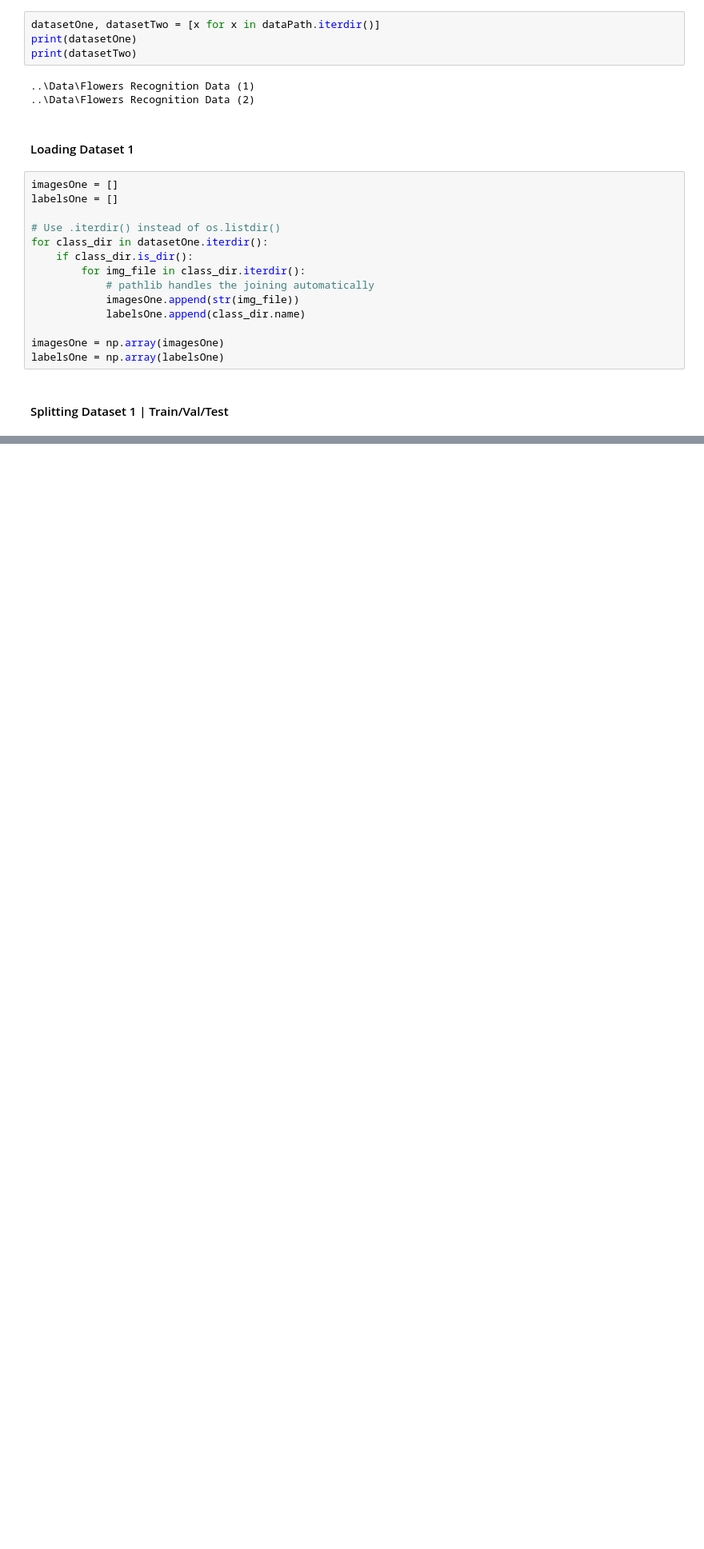
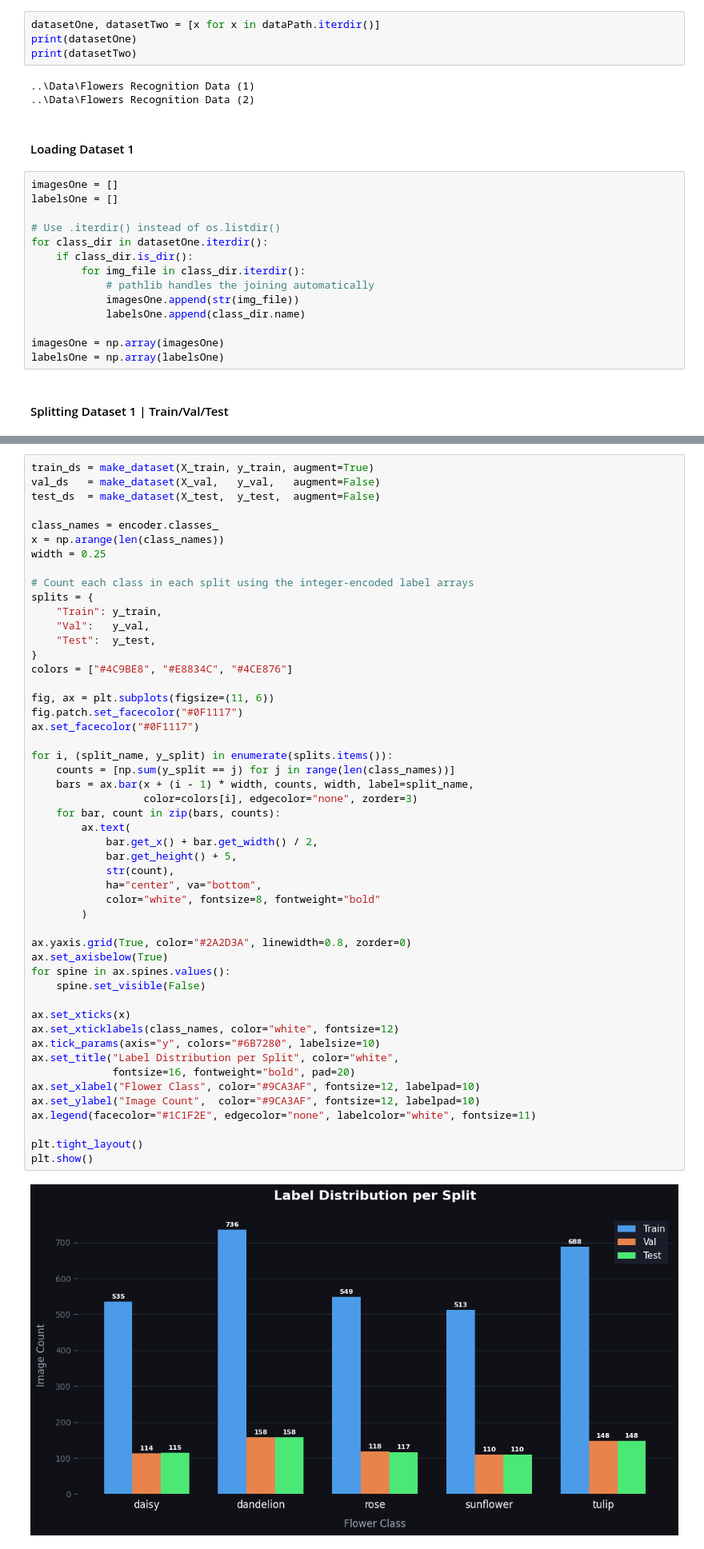
Before and after one commit to AbdurRaheemA/CSC-480-Final, a Jupyter notebook: Python/main.ipynb, the cells around one changed output, grey strips where cells are left out. Shown at 80% size. Drawn from its saved outputs; the diff is of its cells as text; blank space fills up the shorter version.

Commit message:
Finish preprocessing of Dataset 1

```diff
--- a/Python/main.ipynb
+++ b/Python/main.ipynb
@@ -69,0 +127,52 @@ Train: 3021, Val: 648, Test: 648
+# %%
+train_ds = make_dataset(X_train, y_train, augment=True)
+val_ds   = make_dataset(X_val,   y_val,   augment=False)
+test_ds  = make_dataset(X_test,  y_test,  augment=False)
+
+class_names = encoder.classes_
+x = np.arange(len(class_names))
+width = 0.25
+
+# Count each class in each split using the integer-encoded label arrays
+splits = {
+    "Train": y_train,
+    "Val":   y_val,
+    "Test":  y_test,
+}
+colors = ["#4C9BE8", "#E8834C", "#4CE876"]
+
+fig, ax = plt.subplots(figsize=(11, 6))
+fig.patch.set_facecolor("#0F1117")
+ax.set_facecolor("#0F1117")
+
+for i, (split_name, y_split) in enumerate(splits.items()):
+    counts = [np.sum(y_split == j) for j in range(len(class_names))]
+    bars = ax.bar(x + (i - 1) * width, counts, width, label=split_name,
+                  color=colors[i], edgecolor="none", zorder=3)
+    for bar, count in zip(bars, counts):
+        ax.text(
+            bar.get_x() + bar.get_width() / 2,
+            bar.get_height() + 5,
+            str(count),
+            ha="center", va="bottom",
+            color="white", fontsize=8, fontweight="bold"
+        )
+
+ax.yaxis.grid(True, color="#2A2D3A", linewidth=0.8, zorder=0)
+ax.set_axisbelow(True)
+for spine in ax.spines.values():
+    spine.set_visible(False)
+
+ax.set_xticks(x)
+ax.set_xticklabels(class_names, color="white", fontsize=12)
+ax.tick_params(axis="y", colors="#6B7280", labelsize=10)
+ax.set_title("Label Distribution per Split", color="white",
+             fontsize=16, fontweight="bold", pad=20)
+ax.set_xlabel("Flower Class", color="#9CA3AF", fontsize=12, labelpad=10)
+ax.set_ylabel("Image Count",  color="#9CA3AF", fontsize=12, labelpad=10)
+ax.legend(facecolor="#1C1F2E", edgecolor="none", labelcolor="white", fontsize=11)
+
+plt.tight_layout()
+plt.show()
+# %% [output]
+[figure, added]
```
Also changed, not shown: parts of 7 cells of this notebook.
